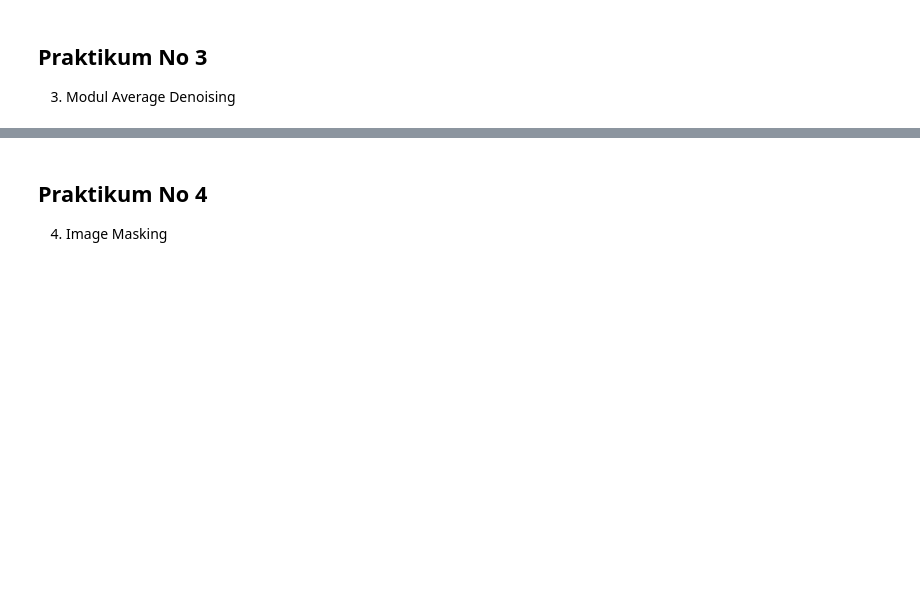
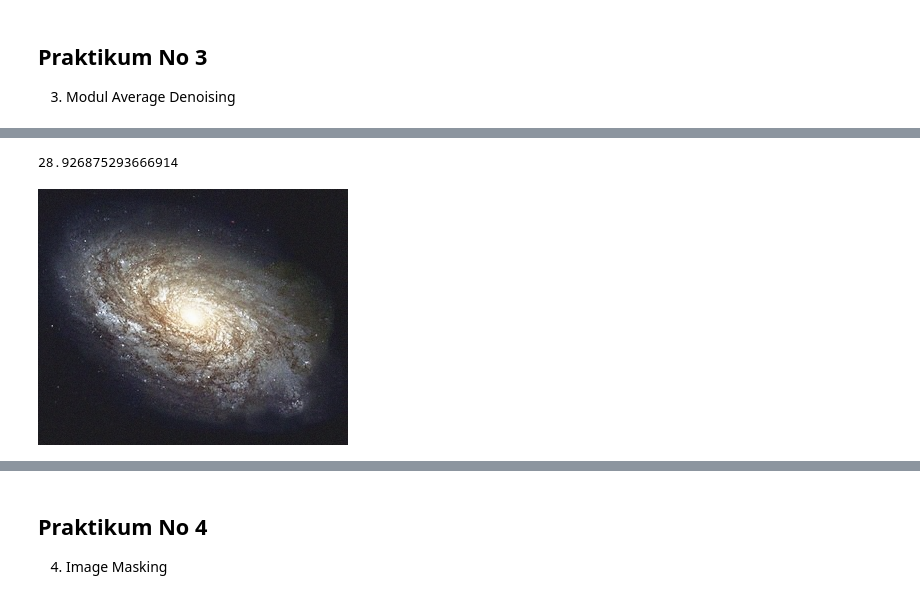
Before and after one commit to armand010/PCVK_Ganjil_2024, a Jupyter notebook: PCVK_Week_5_03.ipynb, the cells around one changed output, grey strips where cells are left out. Cells and saved outputs as stored; diff of their text form; code cells hidden in the pictures; blank space fills up the shorter version.

```diff
--- a/PCVK_Week_5_03.ipynb
+++ b/PCVK_Week_5_03.ipynb
@@ -76,0 +123,9 @@ imgNo3 = imgGalaxy.copy()
+# %%
+denoised_image_40 = averageDenoising(40)
+denoised_image_40 /= 40
+denoised_image_40 = np.uint8(denoised_image_40)
+print(PNSR(imgNo3[0],denoised_image_40))
+cv2_imshow(denoised_image_40)
+# %% [output]
+28.926875293666914
+[figure, added]
```
Also changed, not shown: parts of 8 cells of this notebook.
